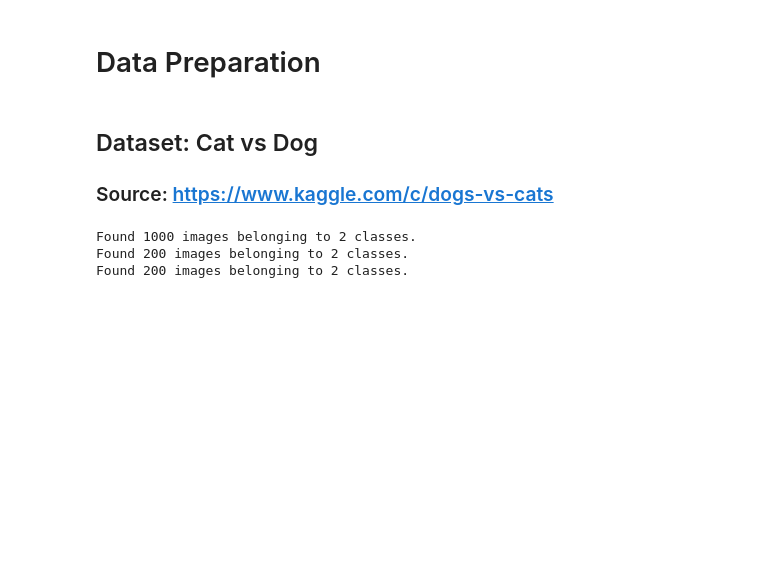
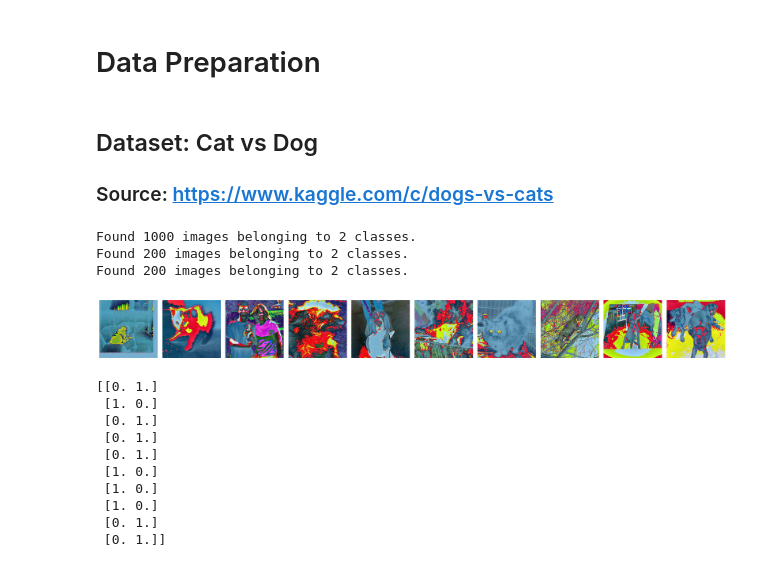
Before and after one commit to AntoniSopka97/Cat_Dog_Classifications_Keras, a Jupyter notebook: Cat_Dog_Classifications_use_Kearas.ipynb, the cells around one changed output. Saved outputs shown, nothing was run; the diff lists cells and outputs as text; code cells hidden in the pictures; blank space fills up the shorter version.

Commit message:
Addin def view prepare image

```diff
--- a/Cat_Dog_Classifications_use_Kearas.ipynb
+++ b/Cat_Dog_Classifications_use_Kearas.ipynb
@@ -71,11 +71,11 @@ valid_path = path + 'valid'
 test_path = path + 'test'
 # %%
 train_bathes = ImageDataGenerator(preprocessing_function = tf.keras.applications.vgg16.preprocess_input) \
-    .flow_from_directory(directory = train_path, target_size = (224,224),  batch_size = 16, classes = ['cat','dog'])
+    .flow_from_directory(directory = train_path, target_size = (224,224),  batch_size = 10, classes = ['cat','dog'])
 valid_bathes = ImageDataGenerator(preprocessing_function = tf.keras.applications.vgg16.preprocess_input) \
-    .flow_from_directory(directory = valid_path, target_size = (224,224), classes = ['cat','dog'], batch_size = 16)
+    .flow_from_directory(directory = valid_path, target_size = (224,224), classes = ['cat','dog'], batch_size = 10)
 test_bathes = ImageDataGenerator(preprocessing_function = tf.keras.applications.vgg16.preprocess_input) \
-    .flow_from_directory(directory = test_path, target_size = (224,224), classes = ['cat','dog'], batch_size = 16, shuffle = False)
+    .flow_from_directory(directory = test_path, target_size = (224,224), classes = ['cat','dog'], batch_size = 10, shuffle = False)
 # %% [output]
 Found 1000 images belonging to 2 classes.
 Found 200 images belonging to 2 classes.
@@ -84,5 +84,30 @@ Found 200 images belonging to 2 classes.
 #check prepare data
 imgs, labels = next(train_bathes)
 # %%
-def plot_image(images_arr):
-    fig, axes = plt.subplot
+# функция отображения набора ПРЕДОБРАБОТАННЫХ данных
+def plot_images(images_arr, bath_size = 10):
+    fig, axes = plt.subplots(1,bath_size, figsize = (20,20))
+    axes = axes.flatten()
+    for img , ax in zip(images_arr, axes):
+        #ax.imshow(img)
+        ax.imshow((img * 255).astype(np.uint8)) # not work...
+
+        ax.axis('off')
+
+    plt.tight_layout()
+    plt.show()
+# %%
+plot_images(imgs)
+print(labels) #[1,0] - cat | [0,1] - dog
+# %% [output]
+[figure, added]
+[[0. 1.]
+ [1. 0.]
+ [0. 1.]
+ [0. 1.]
+ [0. 1.]
+ [1. 0.]
+ [1. 0.]
+ [1. 0.]
+ [0. 1.]
+ [0. 1.]]
```
